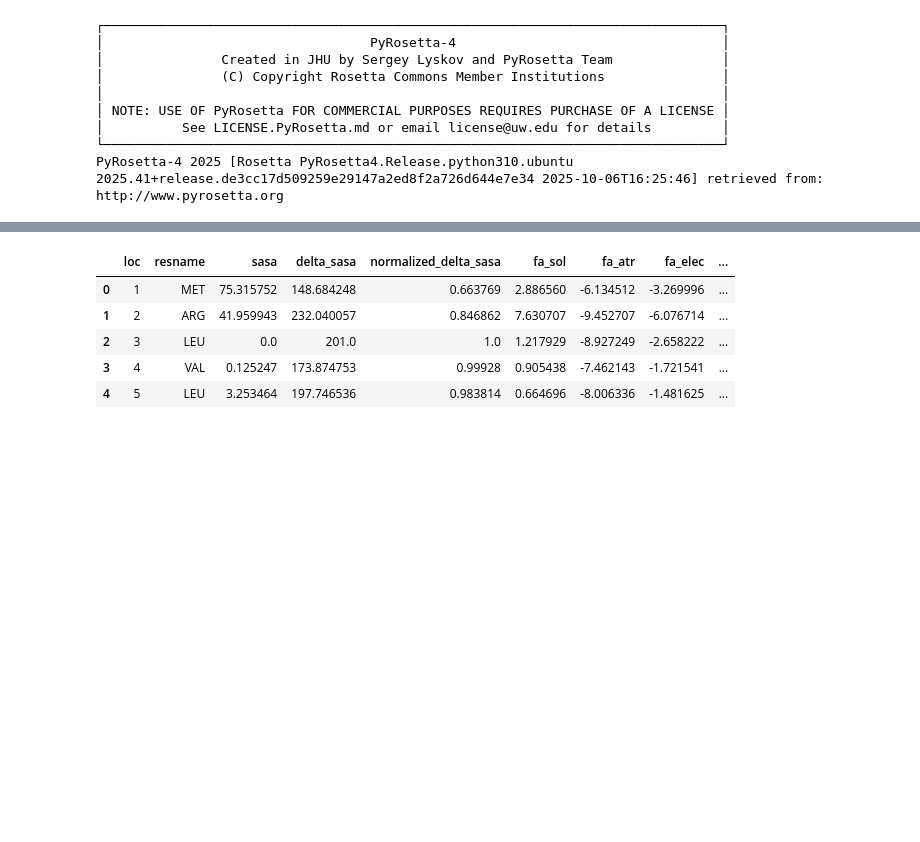
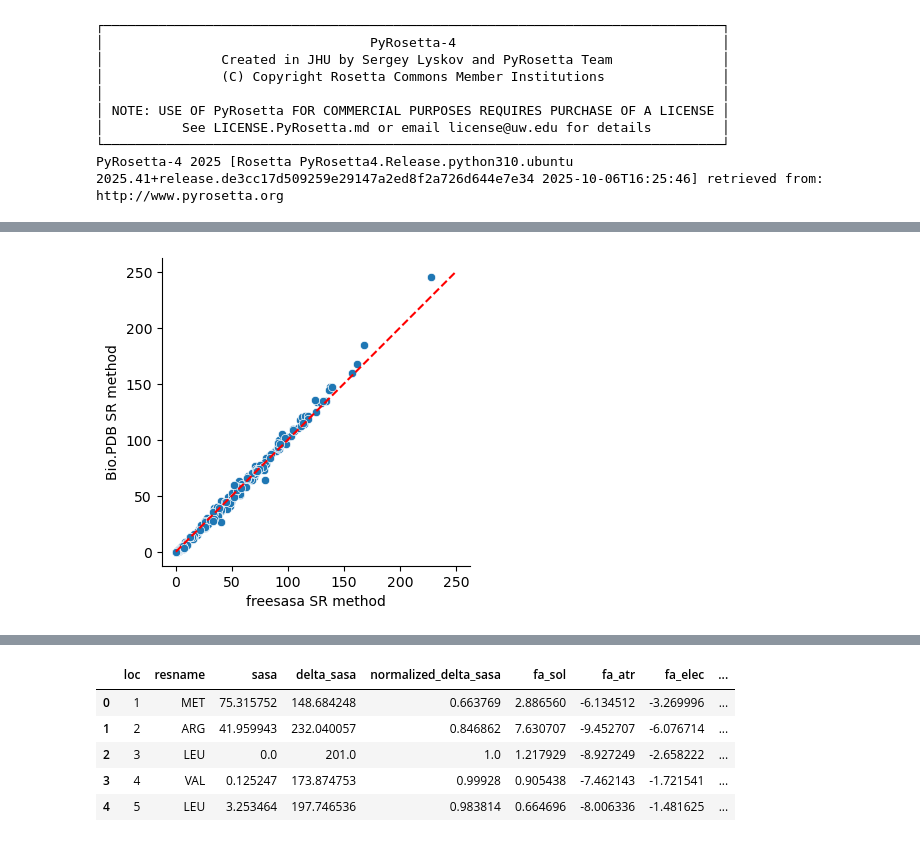
Before and after one commit to realmichaelhoffert/adenylate_kinase_ogt, a Jupyter notebook: notebooks/dev_deltaSASA.ipynb, the cells around one changed output, grey strips where cells are left out. Drawn from its saved outputs; the diff is of its cells as text; code cells hidden in the pictures; blank space fills up the shorter version.

```diff
--- a/notebooks/dev_deltaSASA.ipynb
+++ b/notebooks/dev_deltaSASA.ipynb
@@ -846,0 +911,10 @@ NameError: name 'glob' is not defined
+# %%
+# note: passing n-threads causes the kernel to die
+LR_params = freesasa.Parameters({'algorithm':'LeeRichards',
+                                'n-slices':1})
+%time result = freesasa.calc(structure, parameters=LR_params)
+%time lr_sasa_1 = get_fs_sasa(structure, result)
+LR_params = freesasa.Parameters({'algorithm':'LeeRichards',
+                                'n-slices':1000})
+result = freesasa.calc(structure, parameters=LR_params)
+%time lr_sasa_1000 = get_fs_sasa(structure, result)
@@ -846,0 +1212,14 @@ NameError: name 'glob' is not defined
+# %%
+pdb = './../data/processed_structures/RS_GCF_000024025.1_A_processed.pdb'
+
+# run func
+structure = freesasa.Structure(pdb)
+SR_params = freesasa.Parameters({'algorithm':'ShrakeRupley',
+                                 'probe-radius':1.40,
+                                 'n-points':1000})
+result = freesasa.calc(structure, parameters=SR_params)
+sr_sasa = pd.DataFrame(get_fs_sasa_detailed(structure, result)).T
+
+# with pyrosetta
+pose = pyrosetta.pose_from_pdb(pdb)
+pr_sasa = pd.DataFrame(get_pr_sasa_SasaCalc_per_res(pose)).T
@@ -846,0 +1286,2 @@ NameError: name 'glob' is not defined
+# %%
+bio_per_res = pd.read_csv('./../data/metric_tables/20240524_full_metrics.tsv.gz', sep='\t', compression='gzip')
@@ -846,0 +1323,2 @@ NameError: name 'glob' is not defined
+# %%
+bio_per_res[bio_per_res.uid.eq('RS_GCF_000024025.1')].set_index('Position')['SASA']
@@ -846,0 +1339,11 @@ NameError: name 'glob' is not defined
+# %%
+fig, ax = plt.subplots(figsize=(6,4))
+sns.scatterplot(x=sr_sasa['total_sasa'],
+                y=bio_per_res[bio_per_res.uid.eq('RS_GCF_000024025.1')].set_index('Position')['SASA'])
+ax.set_ylabel('Bio.PDB SR method')
+ax.set_xlabel('freesasa SR method')
+plt.plot((0, 250), (0, 250), color='r', linestyle='--')
+ax.set_aspect('equal')
+sns.despine()
+# %% [output]
+[figure, added]
```
Also changed, not shown: parts of 79 cells of this notebook.
